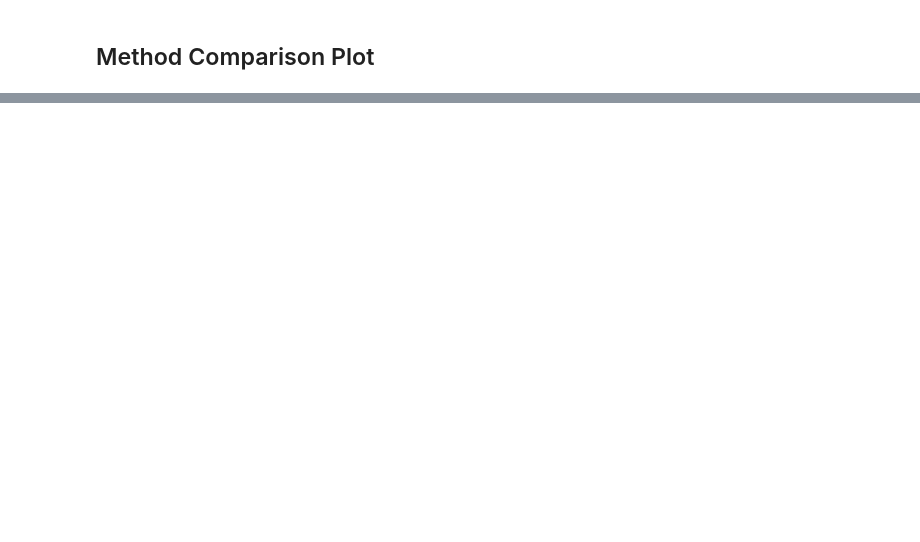
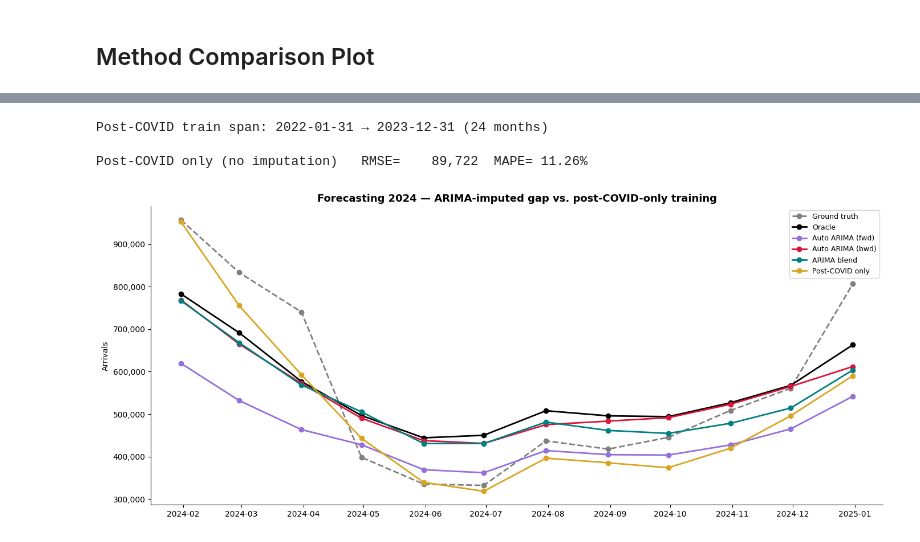
Before and after one commit to Gbrlmoraes/brazil_tourism_forecasting_benchmark, a Jupyter notebook: notebooks/4_working_with_pandemic_data.ipynb, the cells around one changed output, grey strips where cells are left out. Saved outputs shown, nothing was run; the diff lists cells and outputs as text; code cells hidden in the pictures; blank space fills up the shorter version.

```diff
--- a/notebooks/4_working_with_pandemic_data.ipynb
+++ b/notebooks/4_working_with_pandemic_data.ipynb
@@ -477,0 +907,80 @@ The table above ranks the six methods by mean MAPE across the four simulated win
+# %%
+POST_COVID_TRAIN_START = pd.Timestamp('2022-01-01')
+
+post_covid_train = series.loc[POST_COVID_TRAIN_START:FORECAST_TRAIN_END]
+print(
+    f'Post-COVID train span: {post_covid_train.index.min().date()} → '
+    f'{post_covid_train.index.max().date()} ({len(post_covid_train)} months)'
+)
+
+post_covid_forecast = _fit_predict_auto_arima(post_covid_train.values, N_FORECAST)
+post_covid_forecast = np.clip(post_covid_forecast, 0, None)
+
+post_covid_rmse = rmse(y_test.values, post_covid_forecast)
+post_covid_mape = mape(y_test.values, post_covid_forecast)
+print(
+    f'\nPost-COVID only (no imputation)   RMSE={post_covid_rmse:>10,.0f}  '
+    f'MAPE={post_covid_mape:>6.2f}%'
+)
+
+forecasts_2024['Post-COVID only'] = pd.Series(post_covid_forecast, index=y_test.index)
+forecast_results_df.loc['Post-COVID only'] = [
+    round(post_covid_rmse),
+    round(post_covid_mape, 2),
+]
+
+fig, ax = plt.subplots(figsize=(14, 6))
+ax.plot(
+    y_test.index,
+    y_test.values,
+    color='gray',
+    linewidth=2,
+    linestyle='--',
+    marker='o',
+    label='Ground truth',
+    zorder=1,
+)
+
+forecast_styles_ext = {
+    'Oracle': ('black', '-'),
+    'Auto ARIMA (fwd)': METHOD_STYLES['Auto ARIMA (fwd)'],
+    'Auto ARIMA (bwd)': METHOD_STYLES['Auto ARIMA (bwd)'],
+    'ARIMA blend': METHOD_STYLES['ARIMA blend'],
+    'Post-COVID only': ('goldenrod', '-'),
+}
+
+for name, fc in forecasts_2024.items():
+    color, ls = forecast_styles_ext[name]
+    ax.plot(
+        fc.index,
+        fc.values,
+        color=color,
+        linewidth=2,
+        linestyle=ls,
+        marker='o',
+        label=name,
+    )
+
+ax.set_title(
+    'Forecasting 2024 — ARIMA-imputed gap vs. post-COVID-only training',
+    fontsize=13,
+    fontweight='bold',
+)
+ax.set_xlabel('')
+ax.set_ylabel('Arrivals')
+ax.set_xlim(
+    FORECAST_TEST_START - pd.DateOffset(days=15),
+    FORECAST_TEST_END + pd.DateOffset(days=15),
+)
+ax.yaxis.set_major_formatter(plt.FuncFormatter(lambda x, _: f'{int(x):,}'))
+ax.legend(loc='best', fontsize=9, frameon=True)
+sns.despine(ax=ax)
+plt.tight_layout()
+plt.show()
+
+forecast_results_df.sort_values('MAPE')
+# %% [output]
+Post-COVID train span: 2022-01-31 → 2023-12-31 (24 months)
+
+Post-COVID only (no imputation)   RMSE=    89,722  MAPE= 11.26%
+[figure, added]
```
Also changed, not shown: parts of 12 cells of this notebook.
